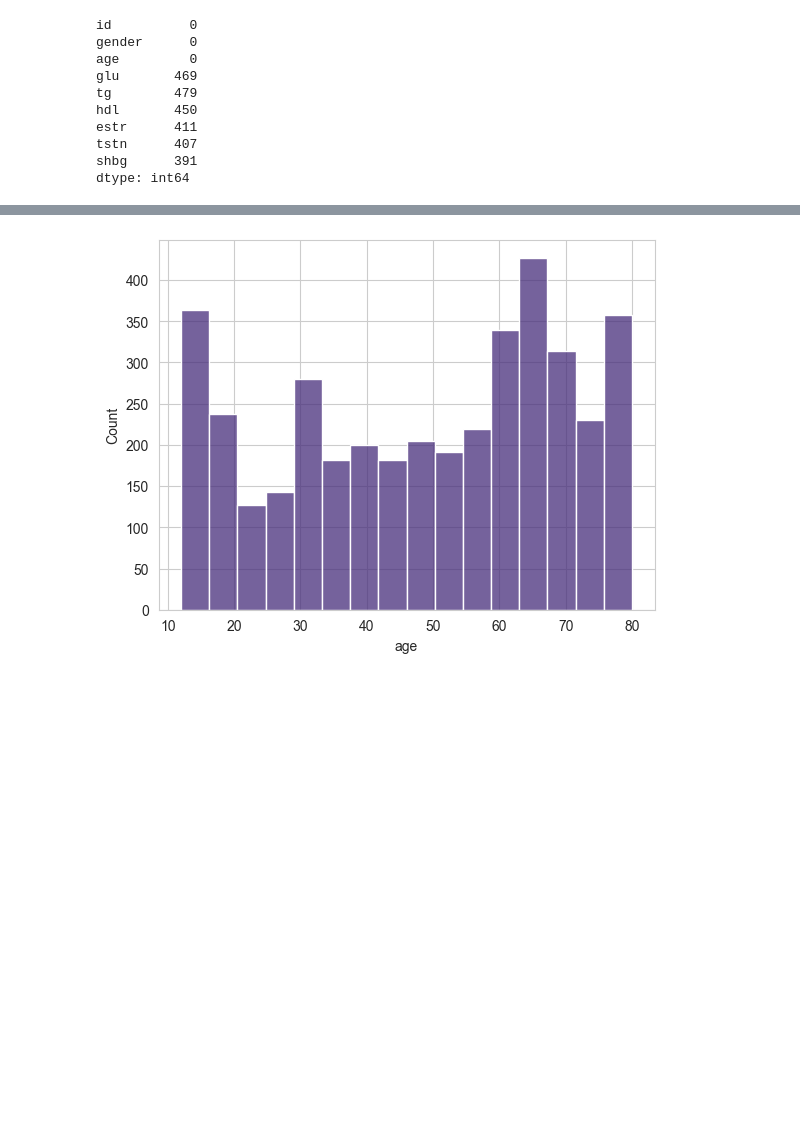
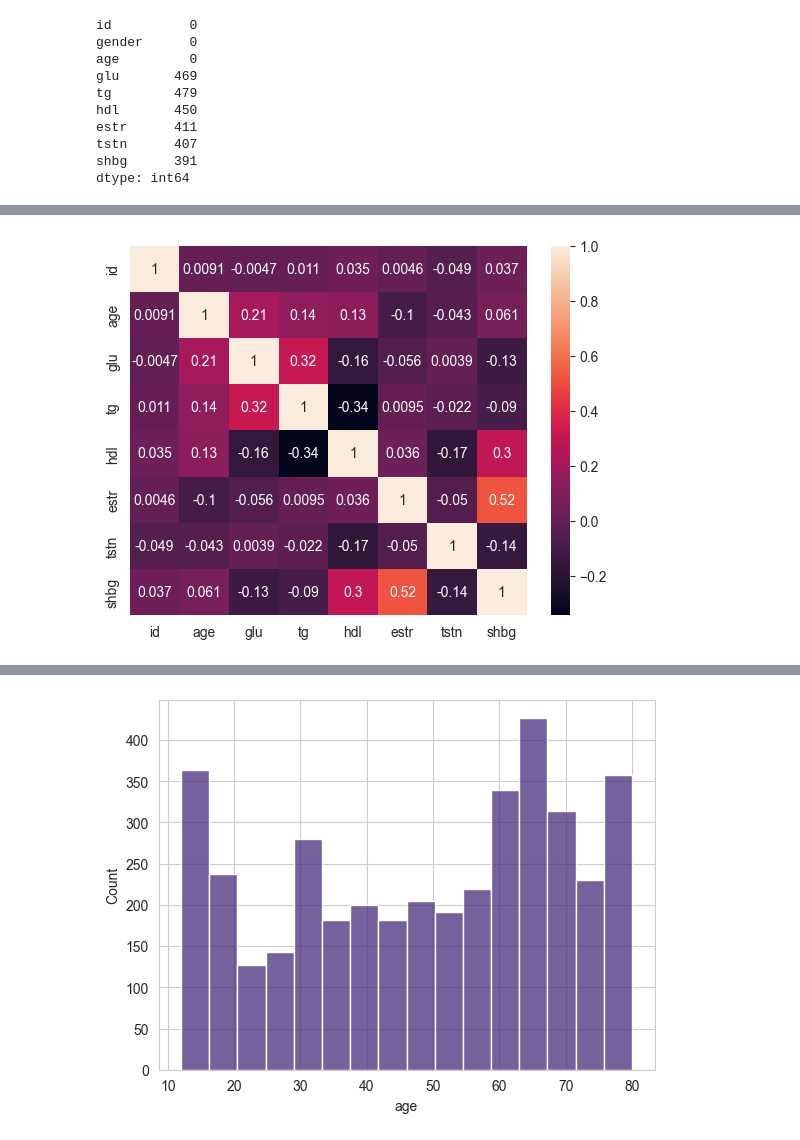
Before and after one commit to dropoftherain/HormoneAnalysis, a Jupyter notebook: eda.ipynb, the cells around one changed output, grey strips where cells are left out. Cells and saved outputs as stored; diff of their text form; code cells hidden in the pictures; blank space fills up the shorter version.

```diff
--- a/eda.ipynb
+++ b/eda.ipynb
@@ -160 +165,6 @@ dtypes: float64(9)
 memory usage: 281.1 KB
+# %%
+sns.heatmap(df.corr(numeric_only=True), annot=True)
+plt.show()
+# %% [output]
+[figure, added]
```
Also changed, not shown: parts of 30 cells of this notebook.
